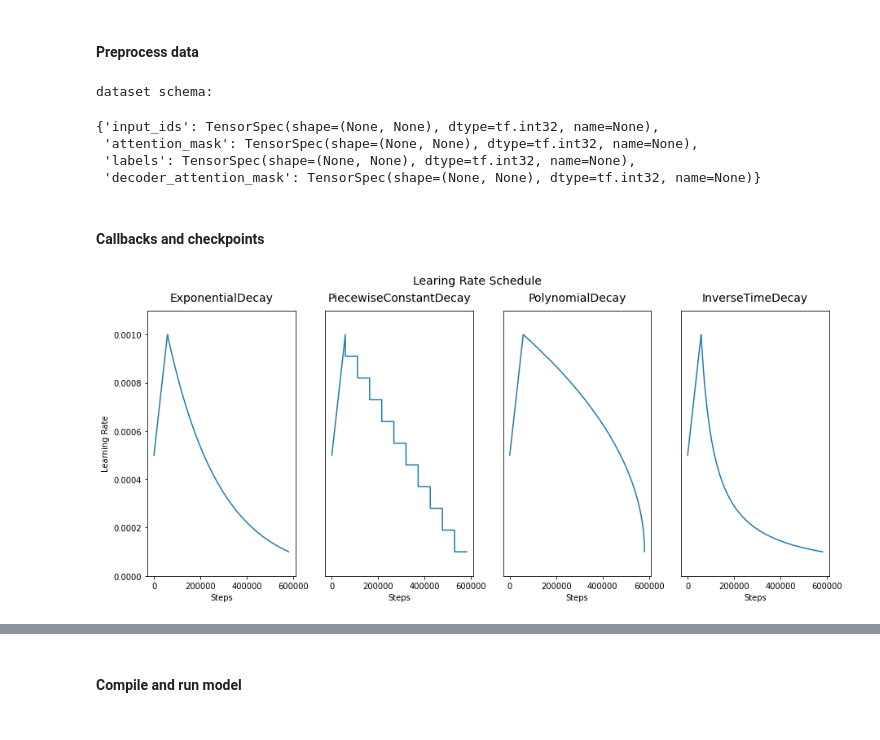
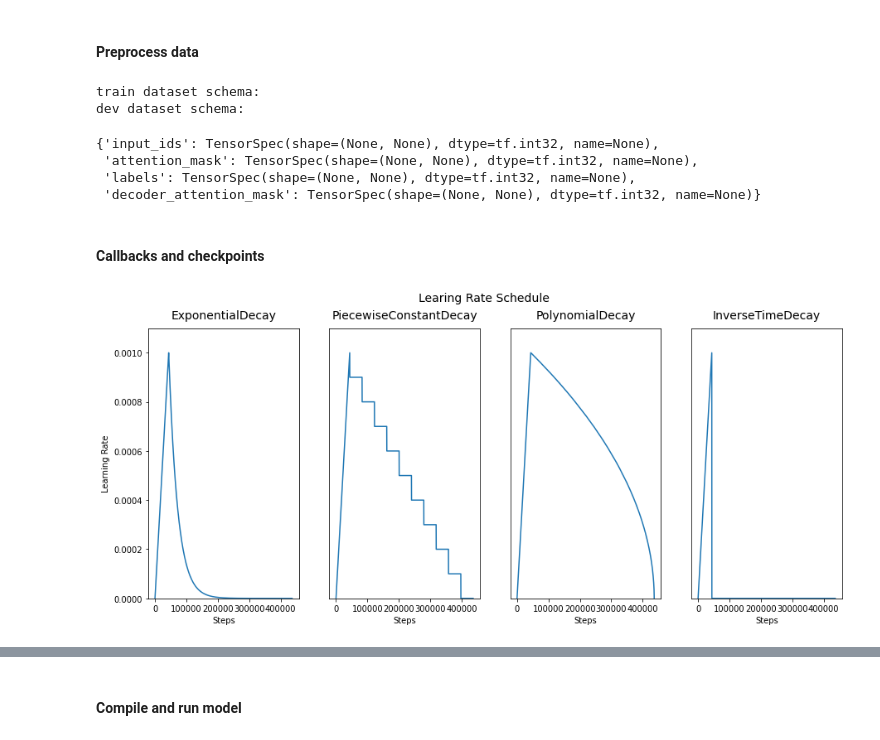
Before and after one commit to omarkapur-mids/Exploring-Data-Augmentation-for-QA-with-T5, a Jupyter notebook: DROP/T5_DROP_training.ipynb, the cells around one changed output, grey strips where cells are left out. Cells and saved outputs as stored; diff of their text form; code cells hidden in the pictures.

```diff
--- a/DROP/T5_DROP_training.ipynb
+++ b/DROP/T5_DROP_training.ipynb
@@ -1,12 +5,12 @@
 # %%
-#decide which size of T5 to use
+## decide which size of T5 to use
 t5_model = 't5-small'
 #choose whether to save the model that will be trained
 save_model = True
-VERSION="drop-60epochs-v0"
+VERSION="augmented-drop-50percent-30"
 #choose whether to load the weights of a previously trained model
 load_model = False
-load_version = 'drop-v0'
+load_version = ''
 #choose whether to train the model
 train_model = True
 #choose whether to use a learning rate scheduler with warm-up & decay
@@ -18,15 +22,17 @@ predict_dev = True
 #choose whether to save prediction results to pickle folder
 save_results = True
 
+#choose number of epochs
+epochs = 30
+#choose batch size
+batch_size = 8
+#choose dataset to use
+dataset='augmented_drop' #acceptable values: drop, squad, hotpot_qa, augmented, augmented_drop
+augmented_file = 'drop-augmented-50.pkl' #acceptable values: drop-augmented-5.pkl, drop-augmented-10.pkl, drop-augmented-25.pkl, drop-augmented-25.pkl
+
 #choose whether to run a toy size dataset
 run_toy = False
 toy_size = 1000
-#choose number of epochs
-epochs = 60
-#choose batch size
-batch_size = 8
-#choose dataset to use
-dataset='drop' #acceptable values: drop, squad, hotpot_qa, augmented
 
 #additional parameters
 encoder_max_len = 512 #250
@@ -451,23 +434,26 @@ def create_dataset(dataset, cache_path=None, batch_size=batch_size,
     return dataset
 # %%
 #Preprocess data
-train_ds = train_dataset.map(encode)
-valid_ds = valid_dataset.map(encode)
 
+train_ds = train_dataset.map(encode_train)
 tf_train_ds = to_tf_dataset(train_ds)
 tf_train_ds = tf_train_ds.repeat(epochs)
-
-tf_valid_ds = to_tf_dataset(valid_ds)
-
 tf_train_ds= create_dataset(tf_train_ds, batch_size=batch_size,
                          shuffling=True, cache_path = None)
+
+
+valid_ds = valid_dataset.map(encode_drop)
+tf_valid_ds = to_tf_dataset(valid_ds)
 tf_valid_ds = create_dataset(tf_valid_ds, batch_size=batch_size,
                          shuffling=False, cache_path = None)
 
-print('dataset schema:')
+print('train dataset schema:')
 tf_train_ds.element_spec
+print('dev dataset schema:')
+tf_valid_ds.element_spec
 # %% [output]
-dataset schema:
+train dataset schema:
+dev dataset schema:
 {'input_ids': TensorSpec(shape=(None, None), dtype=tf.int32, name=None),
  'attention_mask': TensorSpec(shape=(None, None), dtype=tf.int32, name=None),
  'labels': TensorSpec(shape=(None, None), dtype=tf.int32, name=None),
@@ -513,64 +499,54 @@ def lr_schedule(training_steps, lr):
 # %%
 # Learning Rate Schedule Parameters
 WARM_UP_FRACTION = 1/10 #The fraction of the training steps that will be ramping up linearly to the max LR
-START_LR = 0.0005 # must be float
-MAX_LR = 0.001 # must be float
-END_LR = 0.0001 # must be float
-
+START_LR = 1e-7 # must be float
+MAX_LR = 1e-3 # must be float
+END_LR = 1e-9 # must be float
 EPOCHS = epochs
 STEPS_PER_EPOCH = steps
 __TOTAL_STEPS = EPOCHS * STEPS_PER_EPOCH
 __TOTAL_WARM_UP_STEPS = __TOTAL_STEPS * WARM_UP_FRACTION
 __TOTAL_DECAY_STEPS = __TOTAL_STEPS - __TOTAL_WARM_UP_STEPS
-
 #--------------------------------------------------------------------------------------------
-
 # Decay Parameters
 # ExponentialDecay - None
-
 # PiecewiseConstantDecay
 NUM_BOUNDARIES = 10
 __BOUNDARY_STEP = __TOTAL_DECAY_STEPS/NUM_BOUNDARIES
-__BOUNDARIES = list(np.arange(0,__TOTAL_DECAY_STEPS+__BOUNDARY_STEP,__BOUNDARY_STEP))
+__BOUNDARIES = list(np.arange(0,__TOTAL_DECAY_STEPS,__BOUNDARY_STEP))
 __PIECEWISE_STEP = (MAX_LR - END_LR)/(NUM_BOUNDARIES)
-__VALUES = list(np.arange(MAX_LR,END_LR-__PIECEWISE_STEP,-__PIECEWISE_STEP))
-
+__VALUES = list(np.arange(MAX_LR,END_LR-__PIECEWISE_STEP,-__PIECEWISE_STEP))[:len(__BOUNDARIES)+1]
+# if len(__BOUNDARIES)>
 # PolynomialDecay
 POWER = .5 # Must be > 1 to reach END_LR
-
 #InverseTimeDecay
 __TIME_DECAY = __TOTAL_DECAY_STEPS/(MAX_LR/END_LR-1)
-
 #--------------------------------------------------------------------------------------------
 # Initialize Graphing
 decay_array = ["ExponentialDecay", "PiecewiseConstantDecay", "PolynomialDecay", "InverseTimeDecay"]
 x = range(__TOTAL_STEPS)
-
 fig, ax = plt.subplots(figsize=(15, 6),ncols=len(decay_array))
 fig.suptitle(f'Learing Rate Schedule', fontsize=14)
 ymax = max(START_LR,MAX_LR,END_LR)
 ymax *= 1.1
-
-
 ax[0].set_ylabel('Learning Rate')
 for i,decay_type in enumerate(decay_array):
     DECAY = decay_type
     lr_values = []
     for step in x:
         lr_values.append(lr_schedule(step,0))
     ax[i].plot(x,lr_values)
     ax[i].set_title(decay_type, fontsize=14, pad=11)
     ax[i].set_xlabel('Steps')
     ax[i].set_ylim([0,ymax])
     if i > 0:
         ax[i].tick_params(which='both', left=False, labelleft=False)
 plt.show()
 #--------------------------------------------------------------------------------------------
-
 # ACTION: Select Decay Type
 DECAY = "PiecewiseConstantDecay" #["ExponentialDecay", "PiecewiseConstantDecay", "PolynomialDecay", "InverseTimeDecay"]
 # %% [output]
-[figure, old version]
+[figure, new version]
 # %%
 class CustomLearningRateScheduler(keras.callbacks.Callback):
     """Learning rate scheduler which sets the learning rate according to schedule.
```
Also changed, not shown: parts of 61 cells of this notebook, 2 other files.
